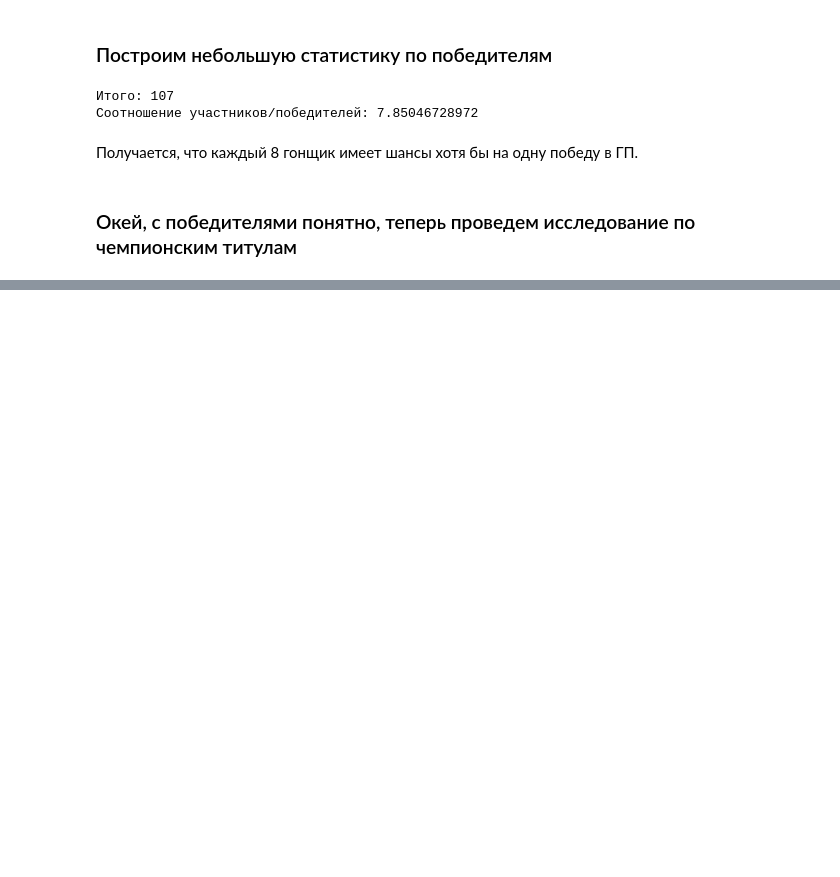
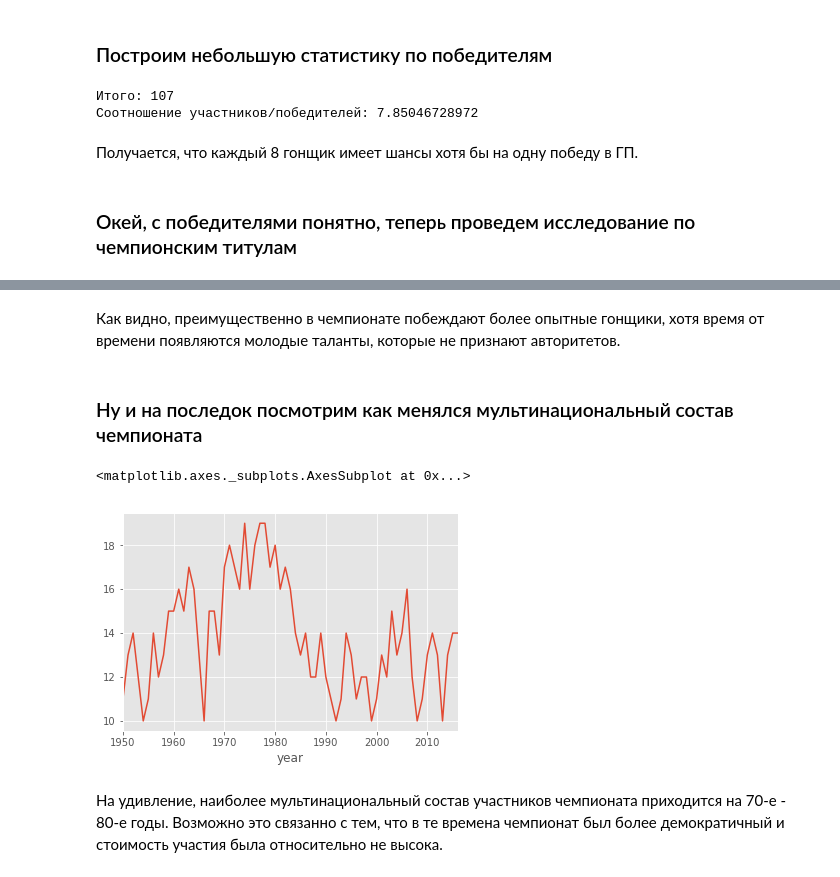
Before and after one commit to AndrewLrrr/otus-python, a Jupyter notebook: hw8/Formula-one-historical-analysis.ipynb, the cells around one changed output, grey strips where cells are left out. Cells and saved outputs as stored; diff of their text form; code cells hidden in the pictures; blank space fills up the shorter version.

```diff
--- a/hw8/Formula-one-historical-analysis.ipynb
+++ b/hw8/Formula-one-historical-analysis.ipynb
@@ -221,0 +469,16 @@ print 'Соотношение участников/победителей: {}'.f
+# %% [markdown]
+Как видно, преимущественно в чемпионате побеждают более опытные гонщики, хотя время от времени появляются молодые таланты, которые не признают авторитетов.
+# %% [markdown]
+### Ну и на последок посмотрим как менялся мультинациональный состав чемпионата
+# %%
+drivers_during_the_season \
+    .sort_values('year') \
+    .drop_duplicates(subset=['year', 'nationality']) \
+    .groupby(['year'])['year'] \
+    .agg('count') \
+    .plot()
+# %% [output]
+<matplotlib.axes._subplots.AxesSubplot at 0x...>
+[figure, added]
+# %% [markdown]
+На удивление, наиболее мультинациональный состав участников чемпионата приходится на 70-е - 80-е годы. Возможно это связанно с тем, что в те времена чемпионат был более демократичный и стоимость участия была относительно не высока.
```
Also changed, not shown: parts of 30 cells of this notebook.
